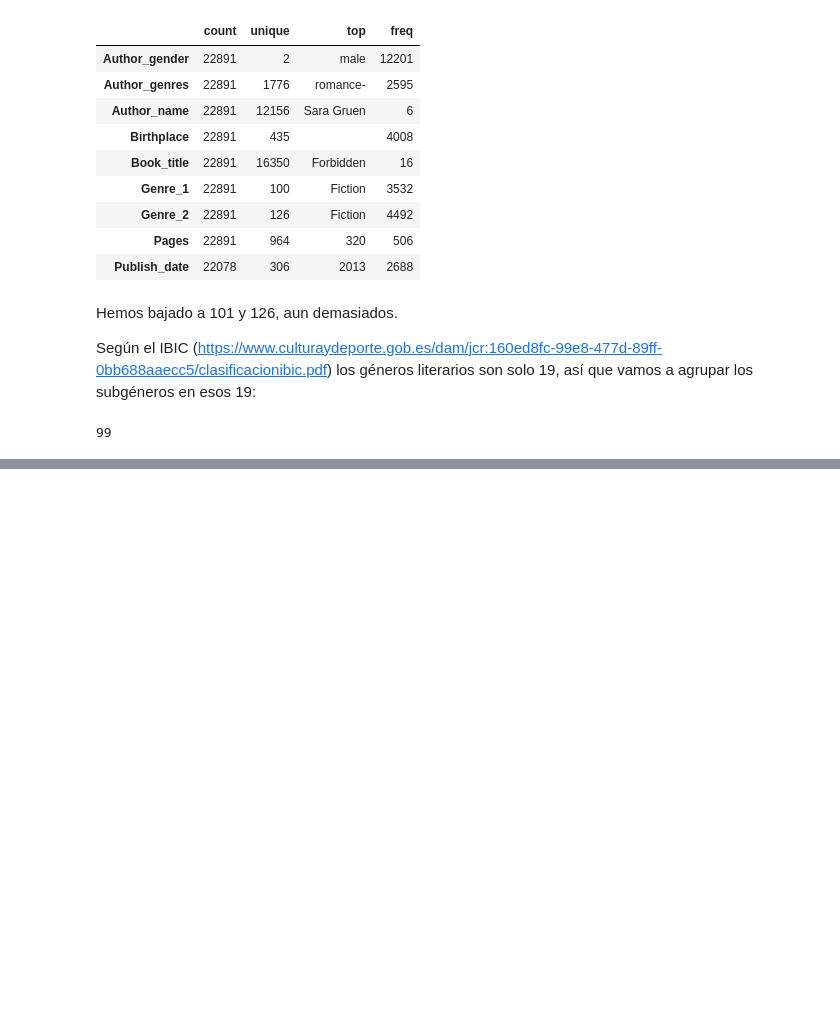
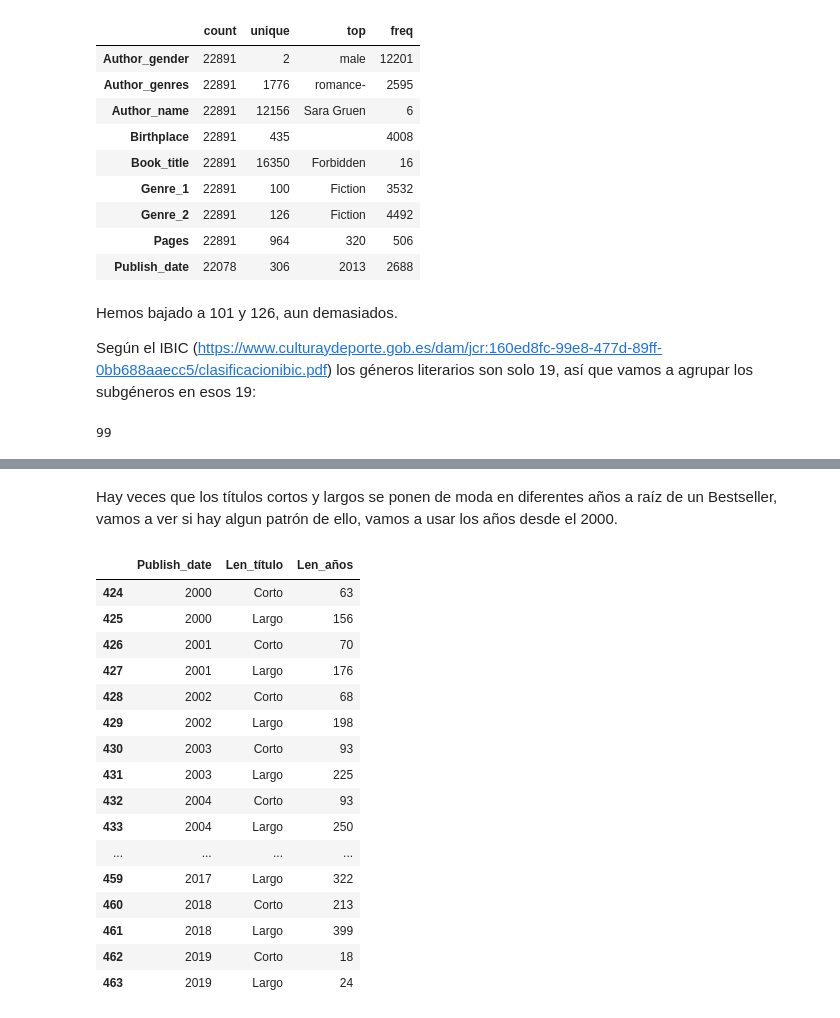
Before and after one commit to Ironhack-Data-Madrid-PartTime-Oct22/lab-intro-pandas, a Jupyter notebook: books.ipynb, the cells around one changed output, grey strips where cells are left out. Saved outputs shown, nothing was run; the diff lists cells and outputs as text; code cells hidden in the pictures; blank space fills up the shorter version.

```diff
--- a/books.ipynb
+++ b/books.ipynb
@@ -293,0 +339,35 @@ Infantiles, juveniles y didácticos
+# %% [markdown]
+Hay veces que los títulos cortos y largos se ponen de moda en diferentes años a raíz de un Bestseller, vamos a ver si hay algun patrón de ello, vamos a usar los años desde el 2000.
+# %%
+def palabras (titulo):
+    if len(titulo.split())<=2:
+        return "Corto"
+    else:
+        return "Largo"
+
+df_books2["Len_título"]=df_books2["Book_title"].apply(palabras)
+
+df_books2["Len_años"]=""
+
+df_len_años=df_books2.groupby(['Publish_date','Len_título'])["Len_años"].count().reset_index()
+
+df_len_años['Publish_date'] = df_len_años['Publish_date'].astype("int64")
+df_len_años.loc[(df_len_años['Publish_date'] >= 2000)]
+# %% [output]
+|  | Publish_date | Len_título | Len_años |
+| 424 | 2000 | Corto | 63 |
+| 425 | 2000 | Largo | 156 |
+| 426 | 2001 | Corto | 70 |
+| 427 | 2001 | Largo | 176 |
+| 428 | 2002 | Corto | 68 |
+| 429 | 2002 | Largo | 198 |
+| 430 | 2003 | Corto | 93 |
+| 431 | 2003 | Largo | 225 |
+| 432 | 2004 | Corto | 93 |
+| 433 | 2004 | Largo | 250 |
+| ... | ... | ... | ... |
+| 459 | 2017 | Largo | 322 |
+| 460 | 2018 | Corto | 213 |
+| 461 | 2018 | Largo | 399 |
+| 462 | 2019 | Corto | 18 |
+| 463 | 2019 | Largo | 24 |
```
Also changed, not shown: parts of 6 cells of this notebook.
